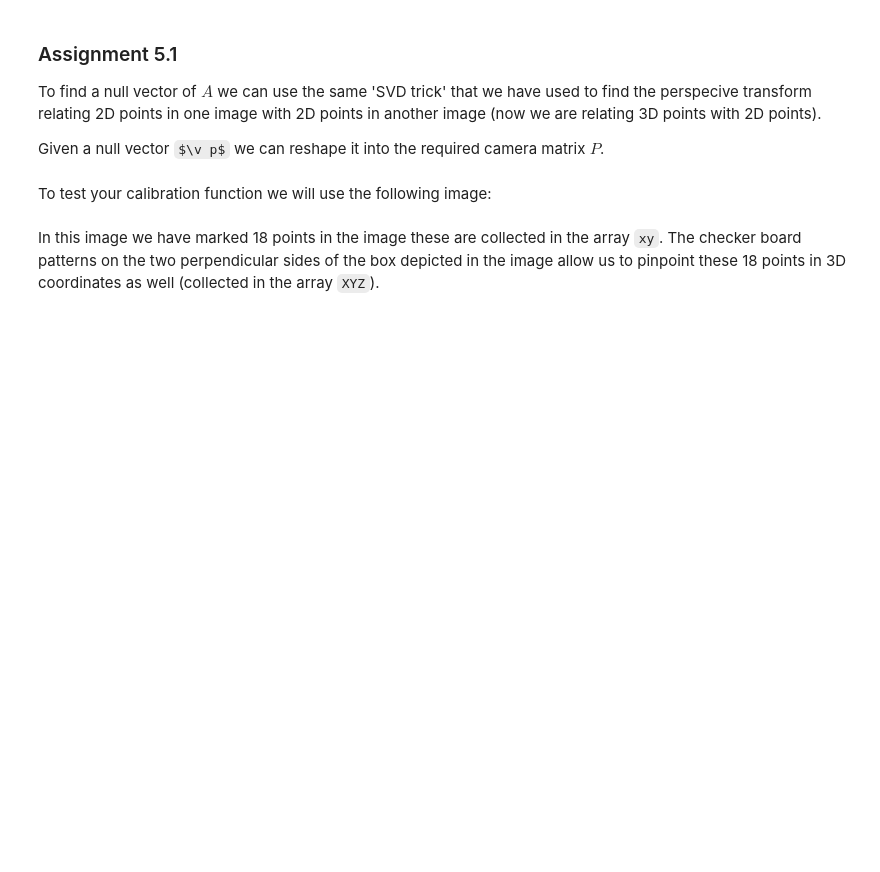
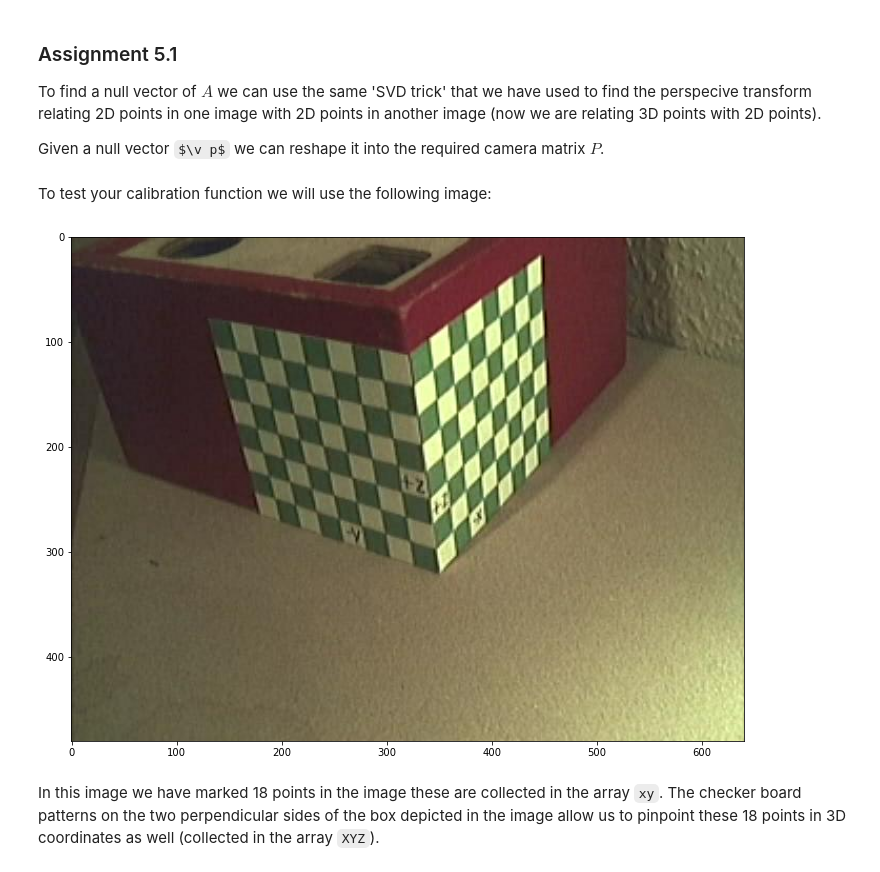
Before and after one commit to wesselpierik/Introduction-to-Computer-Vision, a Jupyter notebook: Week 5 Pinhole Camera/5_pinhole_camera.ipynb, the cells around one changed output. Drawn from its saved outputs; the diff is of its cells as text; code cells hidden in the pictures; some formulas as TeX source; blank space fills up the shorter version.

```diff
--- a/Week 5 Pinhole Camera/5_pinhole_camera.ipynb
+++ b/Week 5 Pinhole Camera/5_pinhole_camera.ipynb
@@ -594,13 +730,17 @@ def calibrate_pinhole_camera(xy, XYZ):
 To test your calibration function we will use the following image:
 # %%
 try:
-    f = plt.imread('calibrationpoints.jpg')
+    f = plt.imread("calibrationpoints.jpg")
 except FileNotFoundError:
-    wget.download('https://staff.fnwi.uva.nl/r.vandenboomgaard/ComputerVision/_images/calibrationpoints.jpg')
-    f = plt.imread('calibrationpoints.jpg')
-plt.figure(figsize=(10,10))
+    wget.download(
+        "https://staff.fnwi.uva.nl/r.vandenboomgaard/ComputerVision/_images/calibrationpoints.jpg"
+    )
+    f = plt.imread("calibrationpoints.jpg")
+plt.figure(figsize=(10, 10))
 plt.imshow(f)
 plt.tight_layout()
+# %% [output]
+[figure, added]
 # %% [markdown]
 In this image we have marked 18 points in the image these are collected in the array ``xy``. The checker board patterns on the two perpendicular sides of the box depicted in the image allow us to pinpoint these 18 points in 3D coordinates as well (collected in the array ``XYZ``).
 # %%
```
Also changed, not shown: parts of 42 cells of this notebook.
